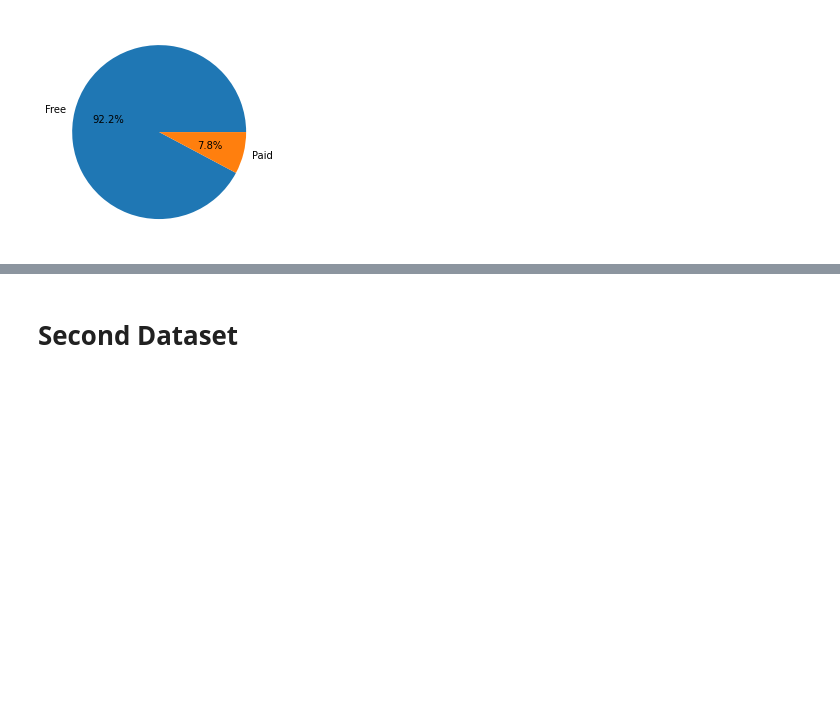
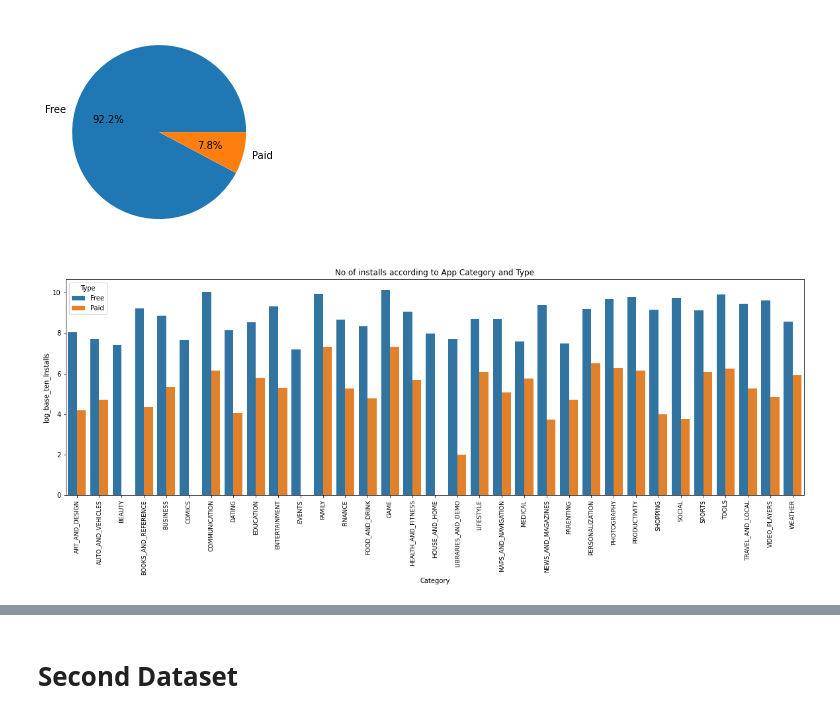
Before and after one commit to meetdelvadiya/Play-Store-App-Review-Analysis, a Jupyter notebook: Play_Store_App_Review_Analysis_Meet_Delvadiya.ipynb, the cells around one changed output, grey strips where cells are left out. Drawn from its saved outputs; the diff is of its cells as text; code cells hidden in the pictures; blank space fills up the shorter version.

```diff
--- a/Play_Store_App_Review_Analysis_Meet_Delvadiya.ipynb
+++ b/Play_Store_App_Review_Analysis_Meet_Delvadiya.ipynb
@@ -421,6 +427,21 @@ plt.pie(df.Type.value_counts(), labels=['Free', 'Paid'], autopct='%1.1f%%')
  [Text(-0.5821711994325622, 0.14517814763679776, '92.2%'),
   Text(0.5821712028307018, -0.14517813401009755, '7.8%')])
 [figure]
+# %%
+category_type_wise_no_installs = df.groupby(['Category','Type'])[['Installs']].sum().reset_index()
+category_type_wise_no_installs['log_base_ten_Installs'] = np.log10(category_type_wise_no_installs['Installs'])
+
+plt.figure(figsize=(20,6))
+plt.xticks(rotation=90,fontsize=9)
+
+plt.xlabel("App Category(Fee/Paid)")
+plt.ylabel("Installation No.")
+plt.title("No of installs according to App Category and Type")
+sns.barplot('Category', 'log_base_ten_Installs', hue='Type', data=category_type_wise_no_installs);
+
+plt.show()
+# %% [output]
+[figure, added]
 # %%
 sns.catplot(x='Content Rating', y='Installs', data=df,kind='bar');
 plt.xticks(rotation=90);
```
Also changed, not shown: parts of 10 cells of this notebook.
